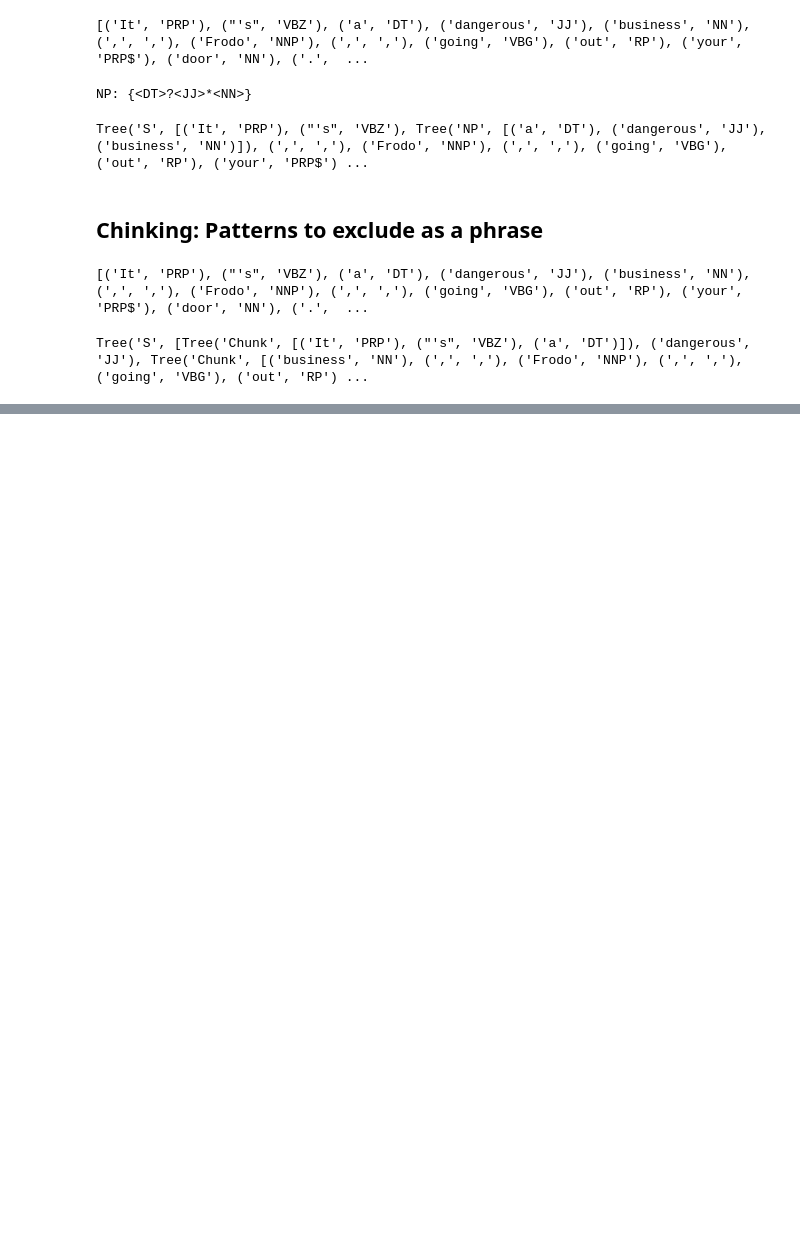
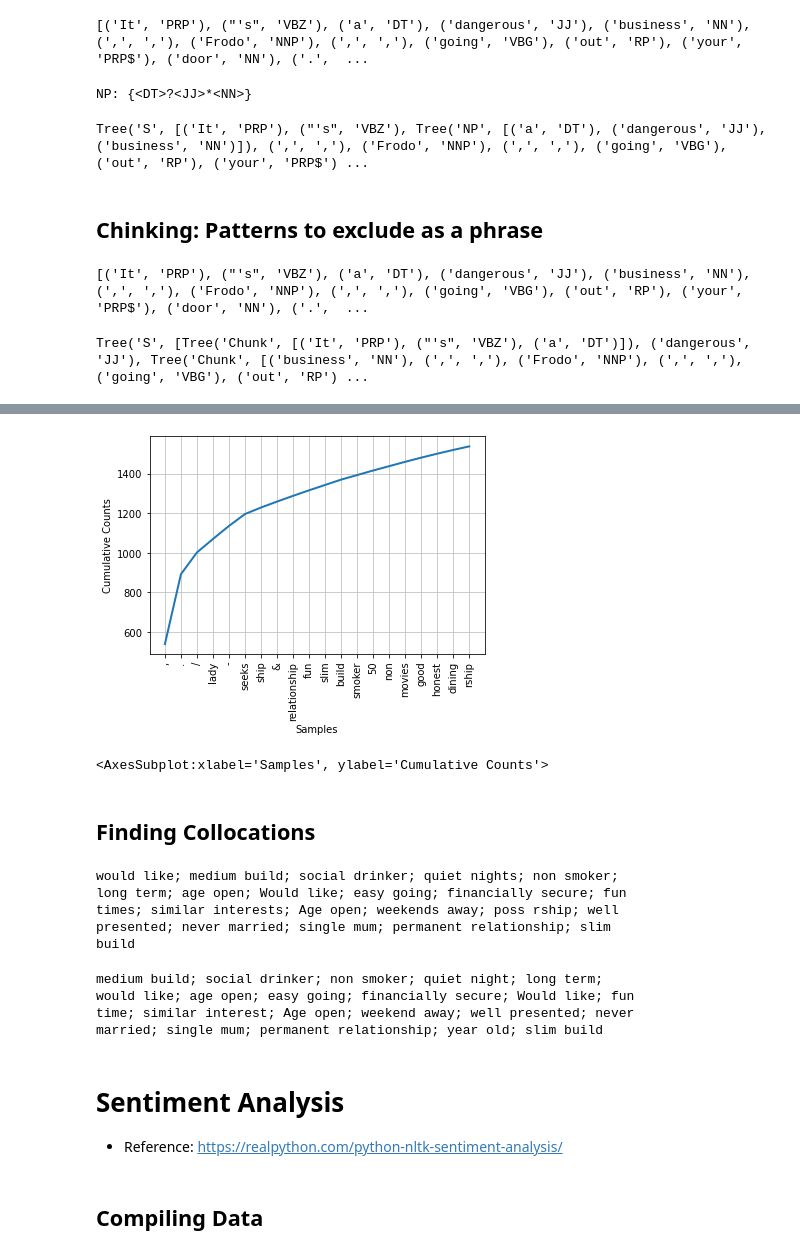
Before and after one commit to daddyjab/nlp_explore, a Jupyter notebook: nlp_with_nltk.ipynb, the cells around one changed output, grey strips where cells are left out. Saved outputs shown, nothing was run; the diff lists cells and outputs as text; code cells hidden in the pictures; blank space fills up the shorter version.

Commit message:
Started sentiment analysis

```diff
--- a/nlp_with_nltk.ipynb
+++ b/nlp_with_nltk.ipynb
@@ -294,0 +414,29 @@ Tree('S', [Tree('Chunk', [('It', 'PRP'), ("'s", 'VBZ'), ('a', 'DT')]), ('dangero
+# %%
+frequency_distribution.plot(20, cumulative=True)
+# %% [output]
+[figure, added]
+<AxesSubplot:xlabel='Samples', ylabel='Cumulative Counts'>
+# %% [markdown]
+## Finding Collocations
+# %%
+text8.collocations()
+# %% [output]
+would like; medium build; social drinker; quiet nights; non smoker;
+long term; age open; Would like; easy going; financially secure; fun
+times; similar interests; Age open; weekends away; poss rship; well
+presented; never married; single mum; permanent relationship; slim
+build
+# %%
+lemmatized_words = [ lemmatizer.lemmatize(w) for w in text8 ]
+new_text = nltk.Text(lemmatized_words)
+new_text.collocations()
+# %% [output]
+medium build; social drinker; non smoker; quiet night; long term;
+would like; age open; easy going; financially secure; Would like; fun
+time; similar interest; Age open; weekend away; well presented; never
+married; single mum; permanent relationship; year old; slim build
+# %% [markdown]
+# Sentiment Analysis
+* Reference: https://realpython.com/python-nltk-sentiment-analysis/
+# %% [markdown]
+## Compiling Data
```
Also changed, not shown: parts of 50 cells of this notebook.
